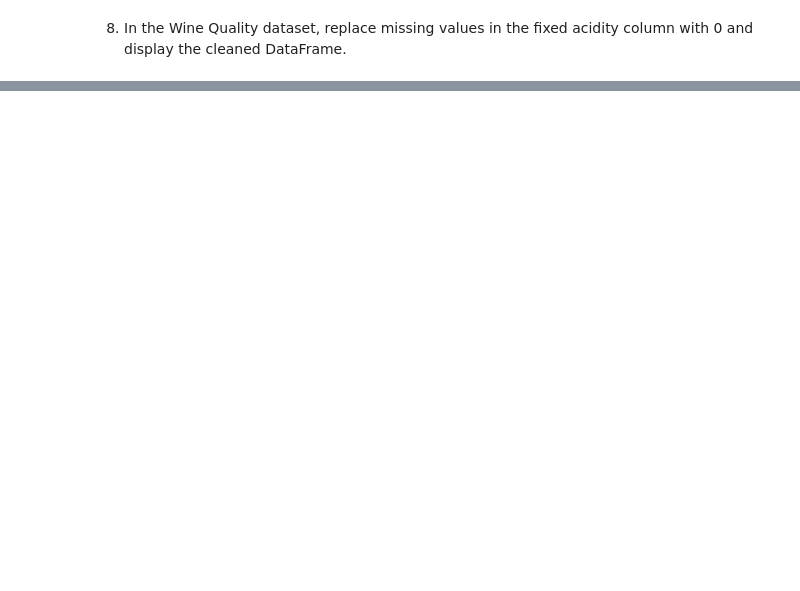
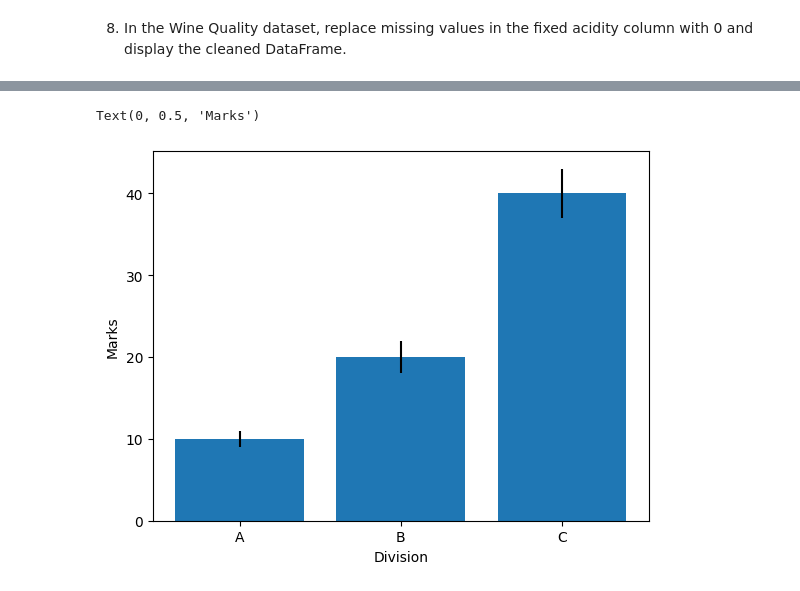
Before and after one commit to SmayanKulkarni/AI-and-ML-Course, a Jupyter notebook: Python-College/Experiments/Exp_10 1.ipynb, the cells around one changed output, grey strips where cells are left out. Cells and saved outputs as stored; diff of their text form; code cells hidden in the pictures; blank space fills up the shorter version.

```diff
--- a/Python-College/Experiments/Exp_10 1.ipynb
+++ b/Python-College/Experiments/Exp_10 1.ipynb
@@ -215,0 +320,10 @@ dtype: int64
+# %%
+divisions = ['A', 'B', 'C']
+marks = [ 10, 20,40]
+var = [1,2,3]
+plt.bar(divisions, marks, yerr= var)
+plt.xlabel("Division")
+plt.ylabel("Marks")
+# %% [output]
+Text(0, 0.5, 'Marks')
+[figure, added]
```
Also changed, not shown: parts of 33 cells of this notebook, 8 other files.
